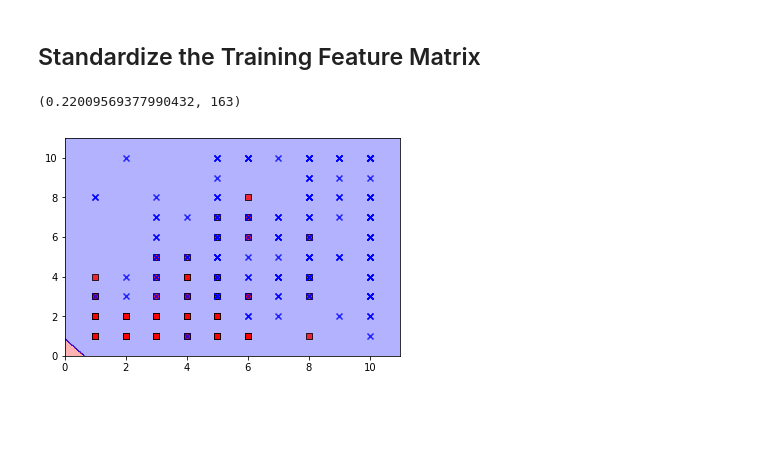
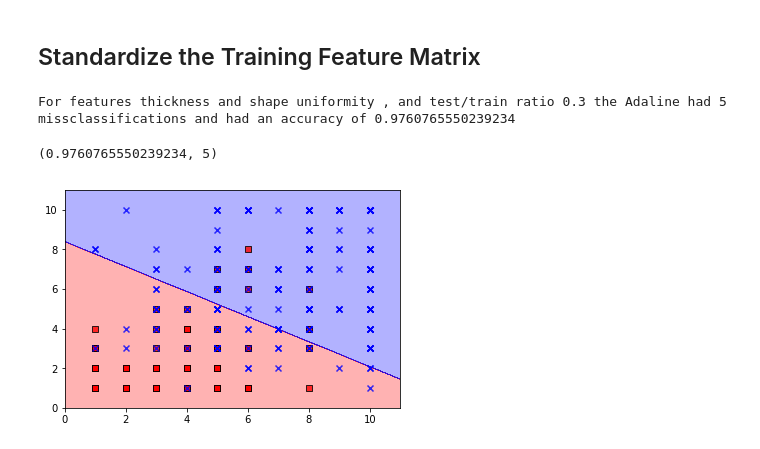
Before and after one commit to BraeTroutman/BreastCancerData_ML, a Jupyter notebook: breast_cancer_diagnostic_adaline.ipynb, the cells around one changed output. Cells and saved outputs as stored; diff of their text form; code cells hidden in the pictures; blank space fills up the shorter version.

```diff
--- a/breast_cancer_diagnostic_adaline.ipynb
+++ b/breast_cancer_diagnostic_adaline.ipynb
@@ -121,7 +121,7 @@ class AdalineSGD(object):
 
     def predict(self, X):
         """Return class label after unit step"""
-        return np.where(self.activation(self.net_input(X)) >= 0.0, 1, -1)
+        return np.where(self.activation(self.net_input(X)) >= 0.2, 1, -1)
 # %%
 from matplotlib.colors import ListedColormap
 
@@ -187,20 +187,24 @@ def split_fit_test(c1, c2, testtrain_ratio, dataframe=cancer_data, verbose=False
     y_test = cancer_data.iloc[num_train:,10].values # analagous to above
     y_test = np.where(y_test == 2, -1, 1)
     X_test = cancer_data.iloc[num_train:, [c1_idx, c2_idx]].values
+    X_test_std = np.copy(X_train)
+    X_test_std[:, 0] = (X_train[:, 0] - X_train[:, 0].mean()) / X_train[:, 0].std()
+    X_test_std[:, 1] = (X_train[:, 1] - X_train[:, 1].mean()) / X_train[:, 1].std()
 
     adaSGD = AdalineSGD(learning_rate=learning_rate, epochs=epochs)
-    adaSGD.fit(X_train_std, y_train)
+    adaSGD.fit(X_train, y_train)
 
     prediction = adaSGD.predict(X_test)
     accuracy,misclasses = accuracy_and_misclasses(prediction, y_test)
     if verbose:
-        print("For features", c1, "and", c2, ", and test/train ratio", testtrain_ratio, "the perceptron had", misclasses, "missclassifications and had an accuracy of", accuracy, "\n")
+        print("For features", c1, "and", c2, ", and test/train ratio", testtrain_ratio, "the Adaline had", misclasses, "missclassifications and had an accuracy of", accuracy, "\n")
     plot_decision_regions(X_train, y_train, adaSGD)
     return (accuracy, misclasses)
 # %% [markdown]
 ## Standardize the Training Feature Matrix
 # %%
-split_fit_test('thickness', 'shape uniformity', 0.3)
+split_fit_test('thickness', 'shape uniformity', 0.3, verbose=True, learning_rate=0.001, epochs = 100)
 # %% [output]
-(0.22009569377990432, 163)
+For features thickness and shape uniformity , and test/train ratio 0.3 the Adaline had 5 missclassifications and had an accuracy of 0.9760765550239234
+(0.9760765550239234, 5)
-[figure, old version]
+[figure, new version]
```
